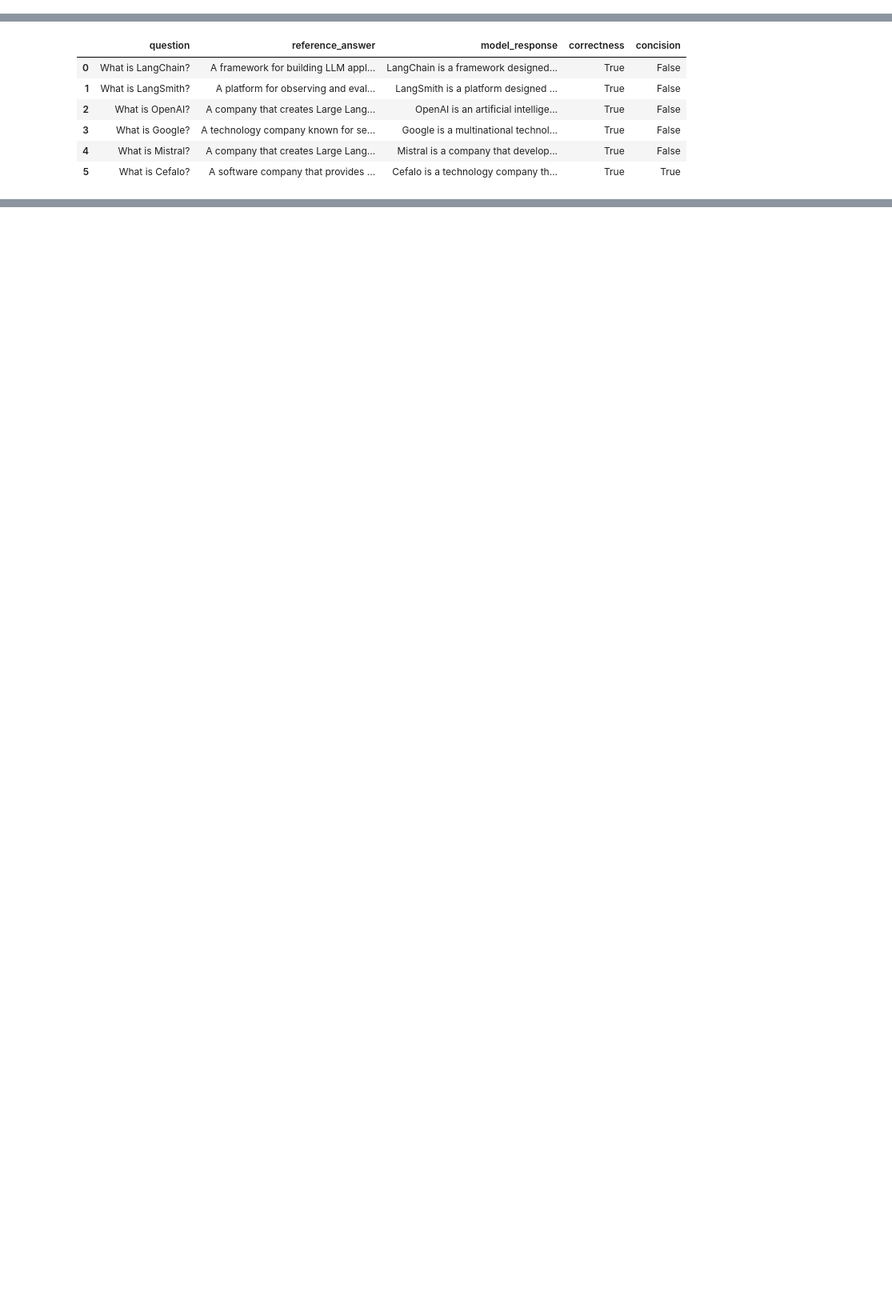
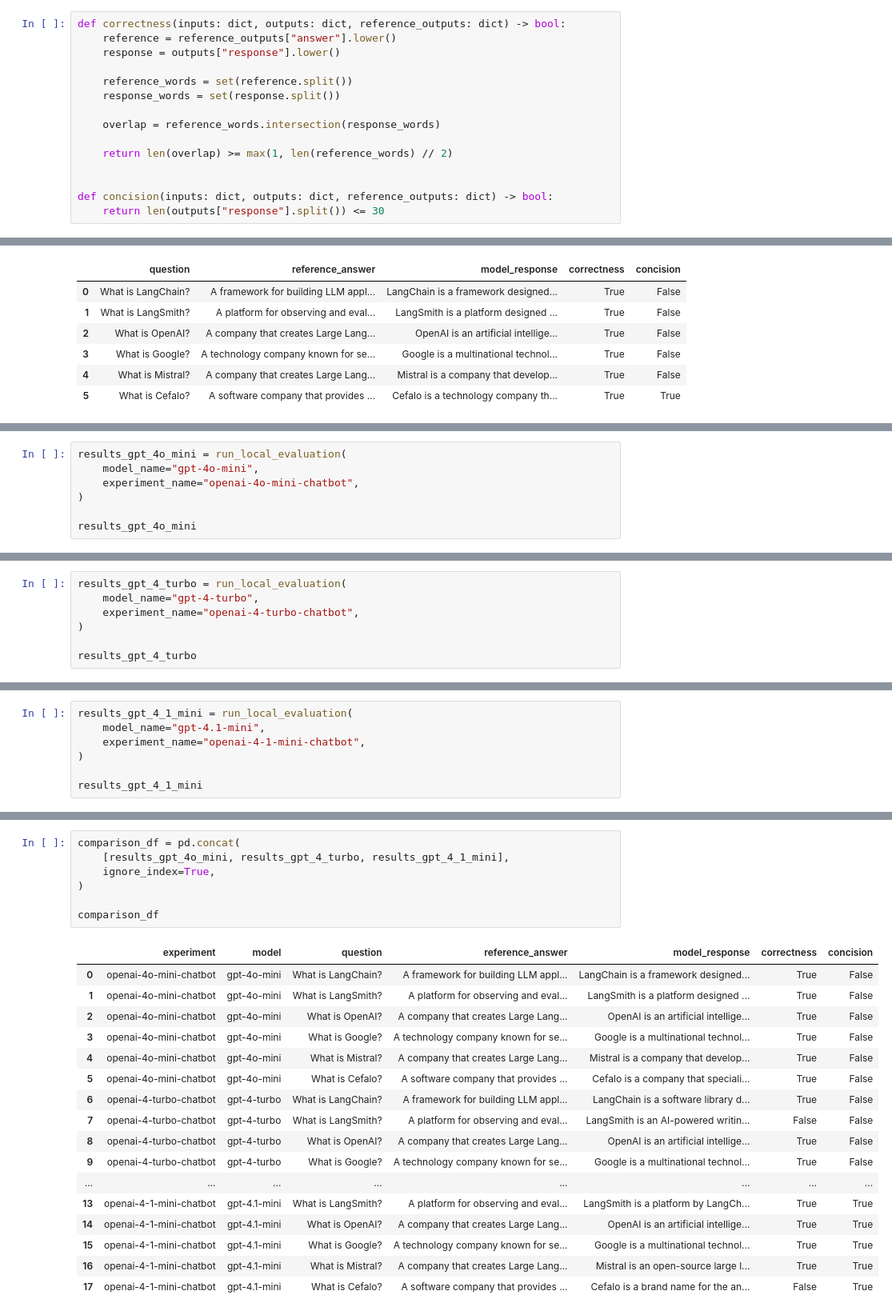
Before and after one commit to faizulkhan56/chatbot-evaluator, a Jupyter notebook: 1-rag_evaluation_wols.ipynb, the cells around one changed output, grey strips where cells are left out. Shown at 80% size. Cells and saved outputs as stored; diff of their text form; blank space fills up the shorter version.

```diff
--- a/1-rag_evaluation_wols.ipynb
+++ b/1-rag_evaluation_wols.ipynb
@@ -27,0 +210,15 @@ LANGSMITH_WORKSPACE_ID: 3addb71a-a035-4c04-9335-6aecdeeb74ec
+# %%
+def correctness(inputs: dict, outputs: dict, reference_outputs: dict) -> bool:
+    reference = reference_outputs["answer"].lower()
+    response = outputs["response"].lower()
+
+    reference_words = set(reference.split())
+    response_words = set(response.split())
+
+    overlap = reference_words.intersection(response_words)
+
+    return len(overlap) >= max(1, len(reference_words) // 2)
+
+
+def concision(inputs: dict, outputs: dict, reference_outputs: dict) -> bool:
+    return len(outputs["response"].split()) <= 30
@@ -172,0 +415,7 @@ results_df
+# %%
+results_gpt_4o_mini = run_local_evaluation(
+    model_name="gpt-4o-mini",
+    experiment_name="openai-4o-mini-chatbot",
+)
+
+results_gpt_4o_mini
@@ -172,0 +430,7 @@ results_df
+# %%
+results_gpt_4_turbo = run_local_evaluation(
+    model_name="gpt-4-turbo",
+    experiment_name="openai-4-turbo-chatbot",
+)
+
+results_gpt_4_turbo
@@ -172,0 +445,7 @@ results_df
+# %%
+results_gpt_4_1_mini = run_local_evaluation(
+    model_name="gpt-4.1-mini",
+    experiment_name="openai-4-1-mini-chatbot",
+)
+
+results_gpt_4_1_mini
@@ -172,0 +460,25 @@ results_df
+# %%
+comparison_df = pd.concat(
+    [results_gpt_4o_mini, results_gpt_4_turbo, results_gpt_4_1_mini],
+    ignore_index=True,
+)
+
+comparison_df
+# %% [output]
+|  | experiment | model | question | reference_answer | model_response | correctness | concision |
+| 0 | openai-4o-mini-chatbot | gpt-4o-mini | What is LangChain? | A framework for building LLM appl... | LangChain is a framework designed... | True | False |
+| 1 | openai-4o-mini-chatbot | gpt-4o-mini | What is LangSmith? | A platform for observing and eval... | LangSmith is a platform designed ... | True | False |
+| 2 | openai-4o-mini-chatbot | gpt-4o-mini | What is OpenAI? | A company that creates Large Lang... | OpenAI is an artificial intellige... | True | False |
+| 3 | openai-4o-mini-chatbot | gpt-4o-mini | What is Google? | A technology company known for se... | Google is a multinational technol... | True | False |
+| 4 | openai-4o-mini-chatbot | gpt-4o-mini | What is Mistral? | A company that creates Large Lang... | Mistral is a company that develop... | True | False |
+| 5 | openai-4o-mini-chatbot | gpt-4o-mini | What is Cefalo? | A software company that provides ... | Cefalo is a company that speciali... | True | False |
+| 6 | openai-4-turbo-chatbot | gpt-4-turbo | What is LangChain? | A framework for building LLM appl... | LangChain is a software library d... | True | False |
+| 7 | openai-4-turbo-chatbot | gpt-4-turbo | What is LangSmith? | A platform for observing and eval... | LangSmith is an AI-powered writin... | False | False |
+| 8 | openai-4-turbo-chatbot | gpt-4-turbo | What is OpenAI? | A company that creates Large Lang... | OpenAI is an artificial intellige... | True | False |
+| 9 | openai-4-turbo-chatbot | gpt-4-turbo | What is Google? | A technology company known for se... | Google is a multinational technol... | True | False |
+| ... | ... | ... | ... | ... | ... | ... | ... |
+| 13 | openai-4-1-mini-chatbot | gpt-4.1-mini | What is LangSmith? | A platform for observing and eval... | LangSmith is a platform by LangCh... | True | True |
+| 14 | openai-4-1-mini-chatbot | gpt-4.1-mini | What is OpenAI? | A company that creates Large Lang... | OpenAI is an artificial intellige... | True | True |
+| 15 | openai-4-1-mini-chatbot | gpt-4.1-mini | What is Google? | A technology company known for se... | Google is a multinational technol... | True | True |
+| 16 | openai-4-1-mini-chatbot | gpt-4.1-mini | What is Mistral? | A company that creates Large Lang... | Mistral is an open-source large l... | True | True |
+| 17 | openai-4-1-mini-chatbot | gpt-4.1-mini | What is Cefalo? | A software company that provides ... | Cefalo is a brand name for the an... | False | True |
```
Also changed, not shown: parts of 35 cells of this notebook.
